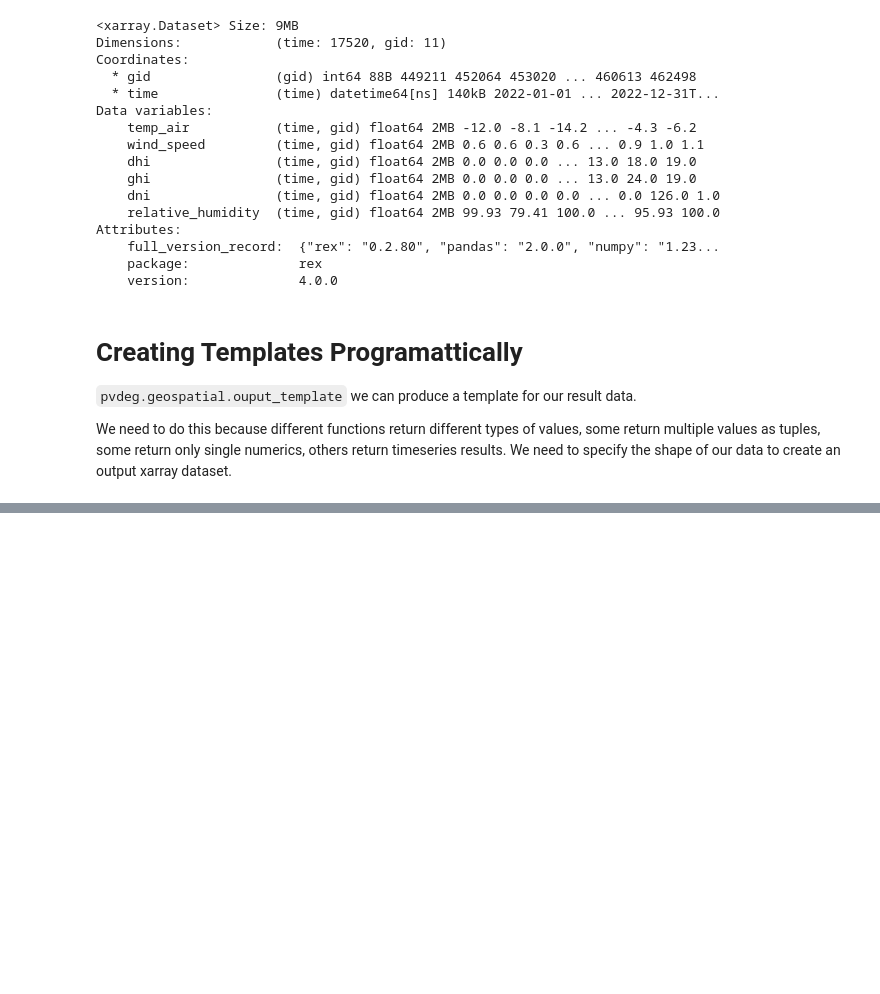
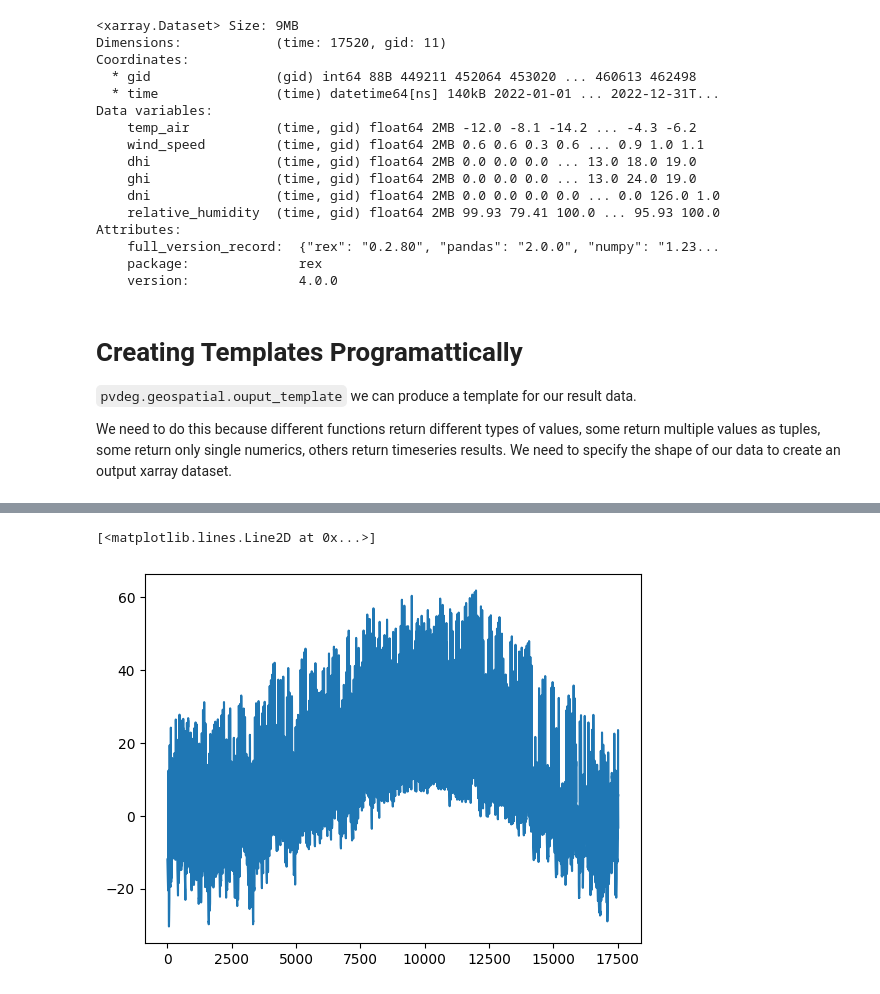
Before and after one commit to NREL/PVDegradationTools, a Jupyter notebook: tutorials_and_tools/tutorials_and_tools/Geospatial Templates.ipynb, the cells around one changed output, grey strips where cells are left out. Drawn from its saved outputs; the diff is of its cells as text; code cells hidden in the pictures; blank space fills up the shorter version.

Commit message:
geospatial templating general examples

```diff
--- a/tutorials_and_tools/tutorials_and_tools/Geospatial Templates.ipynb
+++ b/tutorials_and_tools/tutorials_and_tools/Geospatial Templates.ipynb
@@ -100,0 +111,20 @@ The array azimuth was not provided, therefore an azimuth of 180.0 was used.
+# %%
+# define output shape
+shapes = {
+    "module_temperature" : ("gid", "time") # one return value at each datapoint, only dependent on datapoint, not time
+}
+
+# create xarray template for output to be populated when analysis is run
+temperature_template = pvdeg.geospatial.output_template(
+    ds_gids=geo_weather,
+    shapes=shapes,
+)
+# %%
+geo_temperature_res = pvdeg.geospatial.analysis(
+    weather_ds=geo_weather,
+    meta_df=geo_meta,
+    func=pvdeg.temperature.module,
+    template=temperature_template, # use the template we created
+
+    conf='open_rack_glass_glass' # provide kwargs for function here
+)
@@ -100,0 +149,9 @@ The array azimuth was not provided, therefore an azimuth of 180.0 was used.
+# %%
+# plot the temperature at ONE of the geospatial analysis result locations but we have calculated all of these.
+import matplotlib.pyplot as plt
+module_temps = geo_temperature_res['module'].sel(latitude=39.89, longitude='-106.42').values
+
+plt.plot(module_temps)
+# %% [output]
+[<matplotlib.lines.Line2D at 0x...>]
+[figure, added]
```
Also changed, not shown: parts of 7 cells of this notebook, 1 other file.
